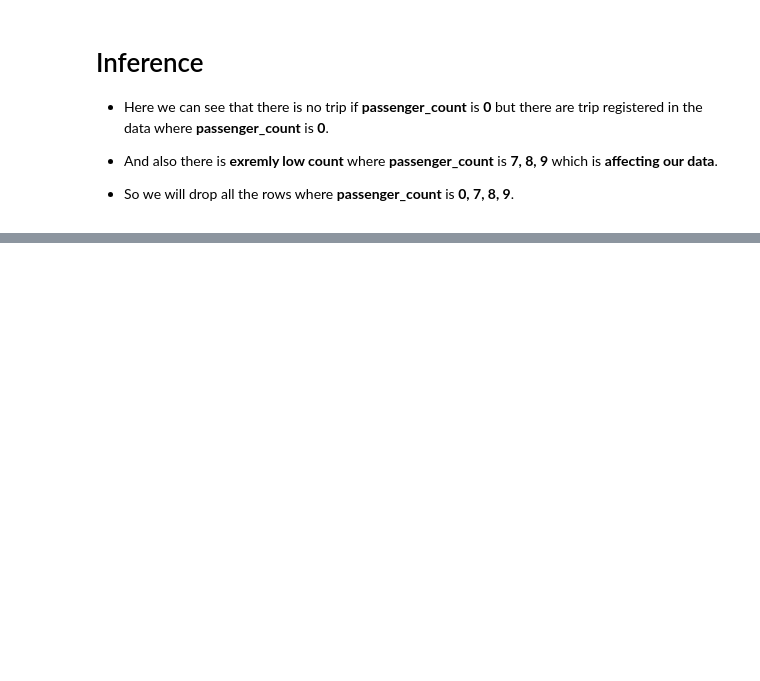
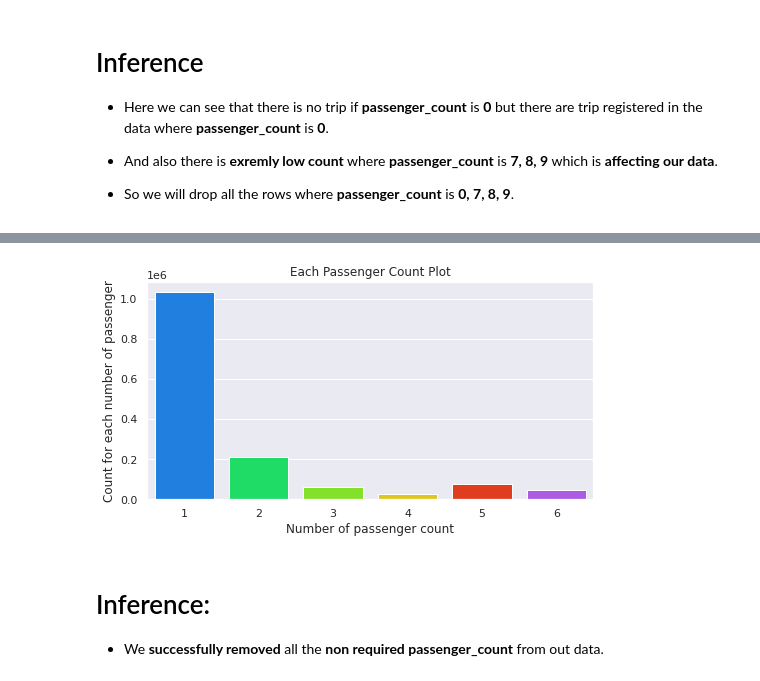
Before and after one commit to dsankush/NYC-Taxi-Trip-Time-Prediction, a Jupyter notebook: NYC_Taxi_Trip_Time_Prediction_Capstone_Project.ipynb, the cells around one changed output, grey strips where cells are left out. Cells and saved outputs as stored; diff of their text form; code cells hidden in the pictures; blank space fills up the shorter version.

```diff
--- a/NYC_Taxi_Trip_Time_Prediction_Capstone_Project.ipynb
+++ b/NYC_Taxi_Trip_Time_Prediction_Capstone_Project.ipynb
@@ -493,3 +493,7 @@ plt.show()
 * And also there is <b>exremly low count</b> where <b>passenger_count</b> is <b>7, 8, 9</b> which is <b>affecting our data</b>.
 
 * So we will drop all the rows where <b>passenger_count</b> is <b>0, 7, 8, 9</b>.
+# %%
+# seperating out data where passenger_count = 0
+
+data = data[(data['passenger_count'] != 0) & (data['passenger_count'] <= 6)]
@@ -495,0 +512,18 @@ plt.show()
+# %%
+# ploting count plot for passenger_count column so we can get more clearity
+# we are using count plot from seaborn.
+
+plt.figure(figsize = (8, 4))
+sns.countplot(data['passenger_count'])
+
+plt.title('Each Passenger Count Plot')
+
+plt.xlabel('Number of passenger count')
+plt.ylabel('Count for each number of passenger')
+
+plt.show()
+# %% [output]
+[figure, added]
+# %% [markdown]
+# Inference:
+* We <b>successfully removed</b> all the <b>non required passenger_count</b> from out data.
```
Also changed, not shown: parts of 27 cells of this notebook.
